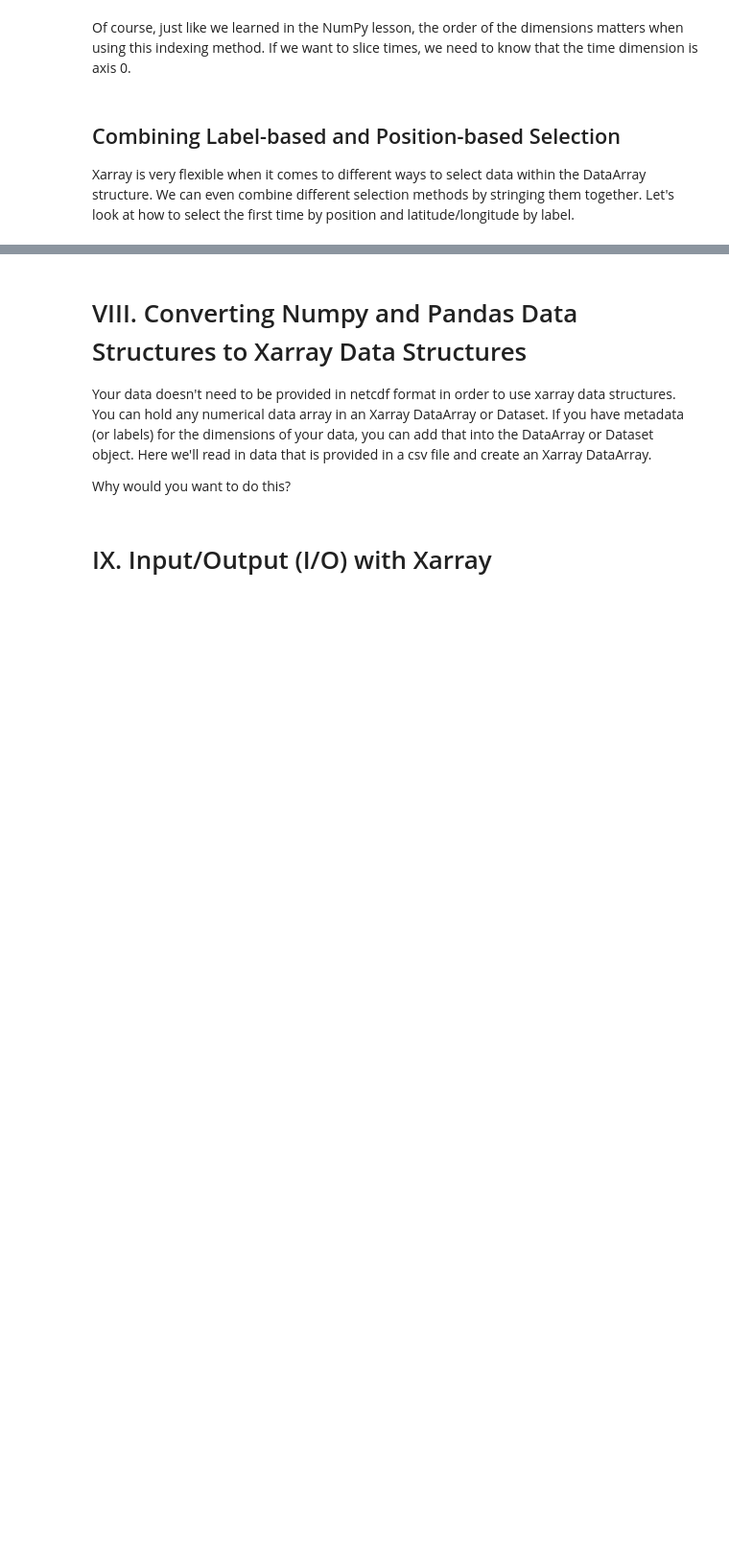
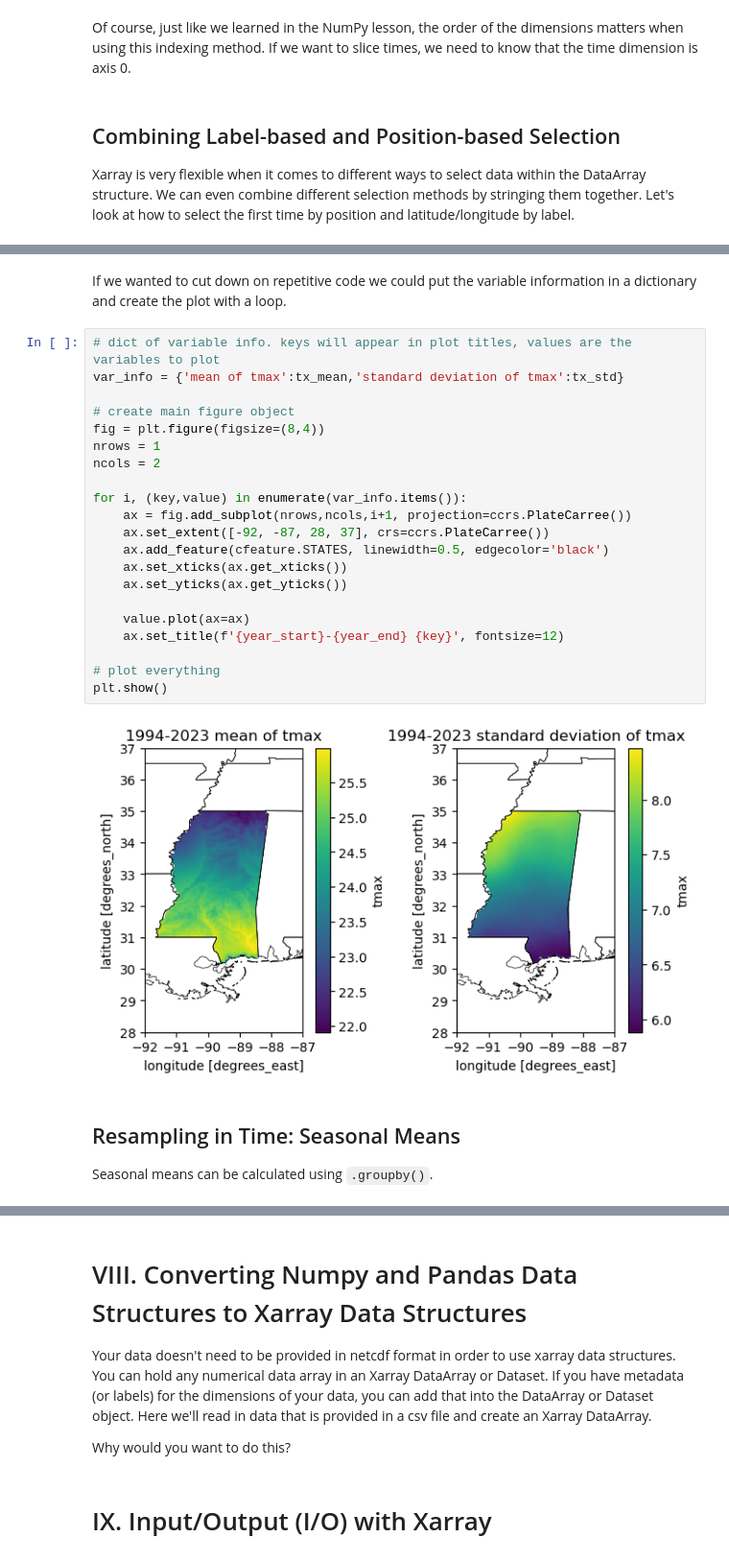
Before and after one commit to kerriegeil/DEV_canvas_beginner_py, a Jupyter notebook: IntroToXarray.ipynb, the cells around one changed output, grey strips where cells are left out. Shown at 96% size. Drawn from its saved outputs; the diff is of its cells as text; blank space fills up the shorter version.

````diff
--- a/IntroToXarray.ipynb
+++ b/IntroToXarray.ipynb
@@ -1048,0 +543,29 @@ Each ndarray has a number of *attributes*. These may also be called array *prope
+# %% [markdown]
+If we wanted to cut down on repetitive code we could put the variable information in a dictionary and create the plot with a loop.
+# %%
+# dict of variable info. keys will appear in plot titles, values are the variables to plot
+var_info = {'mean of tmax':tx_mean,'standard deviation of tmax':tx_std}
+
+# create main figure object
+fig = plt.figure(figsize=(8,4))
+nrows = 1
+ncols = 2
+
+for i, (key,value) in enumerate(var_info.items()):
+    ax = fig.add_subplot(nrows,ncols,i+1, projection=ccrs.PlateCarree())
+    ax.set_extent([-92, -87, 28, 37], crs=ccrs.PlateCarree())
+    ax.add_feature(cfeature.STATES, linewidth=0.5, edgecolor='black')
+    ax.set_xticks(ax.get_xticks())
+    ax.set_yticks(ax.get_yticks())
+
+    value.plot(ax=ax)
+    ax.set_title(f'{year_start}-{year_end} {key}', fontsize=12)
+
+# plot everything
+plt.show()
+# %% [output]
+[figure, added]
+# %% [markdown]
+## Resampling in Time: Seasonal Means
+
+Seasonal means can be calculated using ```.groupby()```.
````
Also changed, not shown: parts of 100 cells of this notebook.
